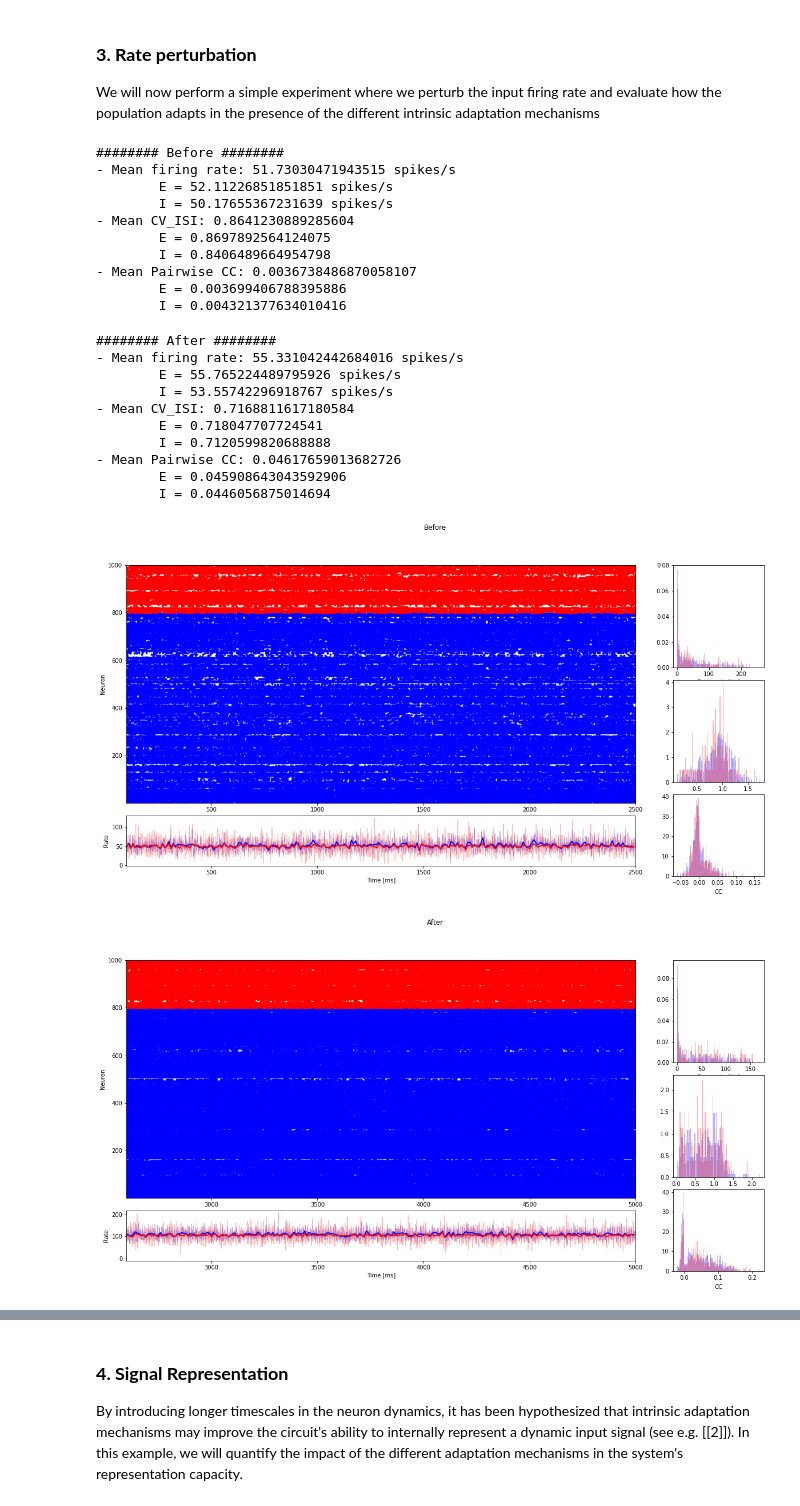
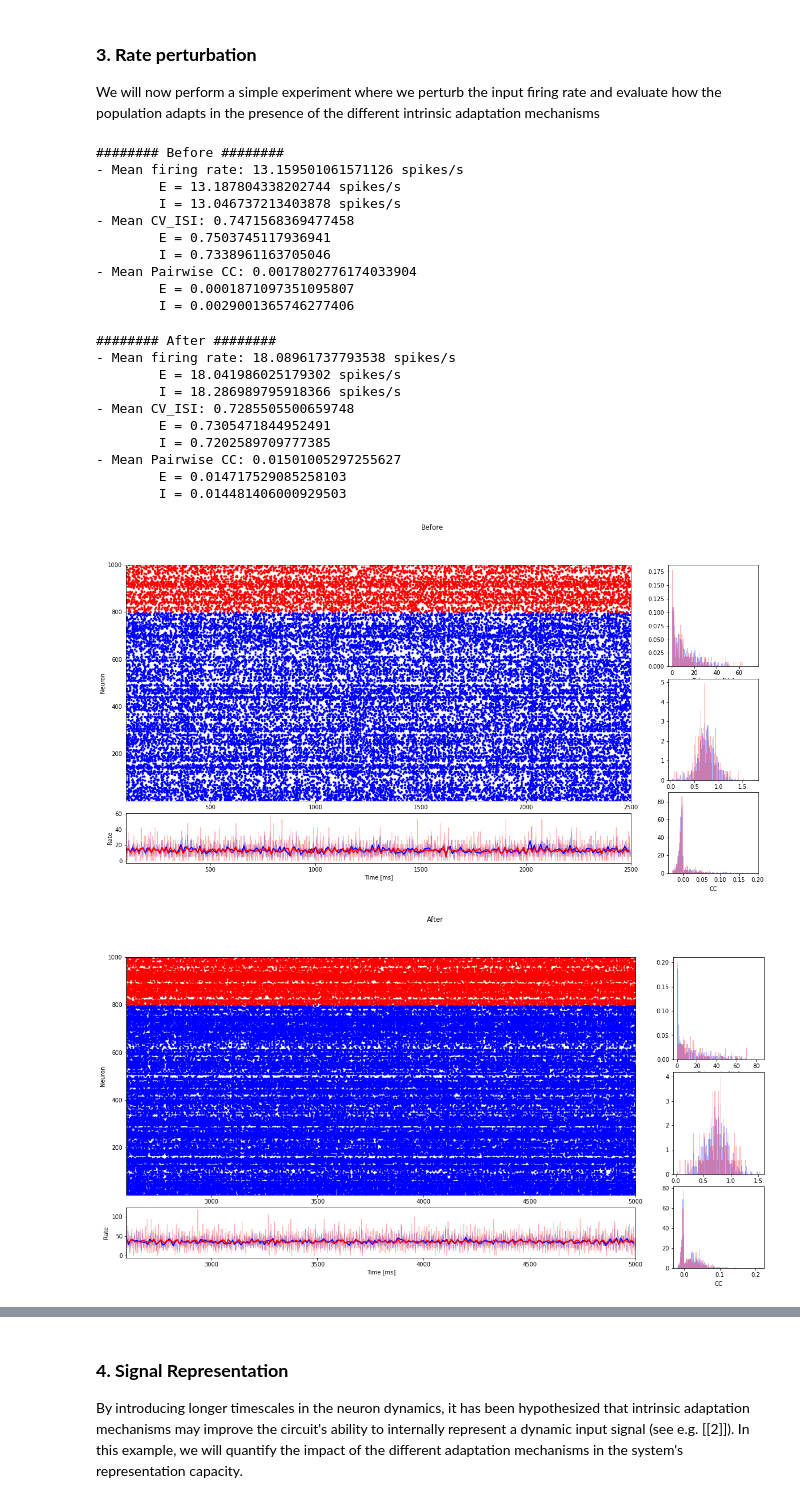
Before and after one commit to clinssen/OCNS-2024-NEST-workshop, a Jupyter notebook: materials/nestml/NESTML CNS2020 Tutorial.ipynb, the cells around one changed output, grey strips where cells are left out. Drawn from its saved outputs; the diff is of its cells as text; code cells hidden in the pictures.

```diff
--- a/materials/nestml/NESTML CNS2020 Tutorial.ipynb
+++ b/materials/nestml/NESTML CNS2020 Tutorial.ipynb
@@ -256,30 +254,27 @@ def reset_nest_kernel(seed, num_threads, dt):
     nest.ResetKernel()
     nest.SetKernelStatus({'grng_seed': seed, 'resolution': dt, 'print_time': True, 'local_num_threads': num_threads})
 # %%
-def create_network(neuron_model, N=1000, epsilon=0.1, wE=1., gamma=12.):
+def create_network(neuron_model, N=1000, epsilon=0.1, wE=20., gamma=20.):
     # network parameters
     nE = int(N * 0.8)
     nI = int(N * 0.2)
 
-    # create populations and randomize inital states
+    # create populations
     neurons_e = nest.Create(neuron_model, nE)
-    vm0 = np.random.uniform(**{'low': nest.GetStatus([neurons_e[0]])[0]['E_L'], 'high': nest.GetStatus([neurons_e[0]])[0]['V_th'], 'size': nE})
-    nest.SetStatus(neurons_e, params='V_m', val=list(vm0))
-
     neurons_i = nest.Create(neuron_model, nI)
-    vm0 = np.random.uniform(**{'low': nest.GetStatus([neurons_i[0]])[0]['E_L'], 'high': nest.GetStatus([neurons_i[0]])[0]['V_th'], 'size': nI})
-    nest.SetStatus(neurons_i, params='V_m', val=list(vm0))
 
     # connect
     syn_exc = {'delay': 1.5, 'weight': wE}
     conn_exc = {'rule': 'pairwise_bernoulli', 'p': epsilon}
-    nest.Connect(neurons_e, neurons_e, conn_exc, syn_exc) # E->E
-    nest.Connect(neurons_e, neurons_i, conn_exc, syn_exc) # E->I
 
     syn_inh = {'delay': 1.5, 'weight': - gamma * wE}
     conn_inh = {'rule': 'pairwise_bernoulli', 'p': epsilon}
-    nest.Connect(neurons_i, neurons_e, conn_inh, syn_inh) # I->E
-    nest.Connect(neurons_i, neurons_i, conn_inh, syn_inh) # I->I
+
+    if epsilon > 0.:
+        nest.Connect(neurons_e, neurons_e, conn_exc, syn_exc) # E->E
+        nest.Connect(neurons_e, neurons_i, conn_exc, syn_exc) # E->I
+        nest.Connect(neurons_i, neurons_e, conn_inh, syn_inh) # I->E
+        nest.Connect(neurons_i, neurons_i, conn_inh, syn_inh) # I->I
 
     return neurons_e, neurons_i, syn_exc, syn_inh
 # %%
@@ -293,7 +288,7 @@ def set_recording_devices(neurons_e, neurons_i, start=0., stop=1000.):
     nest.Connect(neurons_i, spikes_i)
     return spikes_e, spikes_i
 # %%
-def evaluate_network(neurons_e, neurons_i, spikes_e, spikes_i, syn_spec, p_rate=5000., start=0., stop=1000.):
+def evaluate_network(neurons_e, neurons_i, spikes_e, spikes_i, syn_spec, p_rate=10000., start=0., stop=1000.):
 
     noise_pgen = nest.Create('poisson_generator', params={'rate': p_rate, 'start': start, 'stop': stop})
 
@@ -506,43 +499,43 @@ We will now perform a simple experiment where we perturb the input firing rate a
 # %%
 sim_time = 5000.
 perturbation_time = 2500.
 rate_scale = 2.
-neuron_model = "iaf_psc_alpha"
+neuron_model = "iaf_psc_alpha_nestml"# "iaf_psc_alpha_spike_rate_adapt_nestml", "iaf_psc_alpha_adapt_thresh_nestml"
 
 reset_nest_kernel(seed=10, num_threads=16, dt=0.1)
-neurons_e, neurons_i, syn_exc, syn_inh = create_network(neuron_model=neuron_model, N=1000, epsilon=0.1, wE=50., gamma=10.)
+neurons_e, neurons_i, syn_exc, syn_inh = create_network(neuron_model=neuron_model, N=1000, epsilon=0.1)
 
 spikes_e, spikes_i = set_recording_devices(neurons_e, neurons_i, start=0., stop=perturbation_time)
 e_activity, i_activity = evaluate_network(neurons_e, neurons_i, spikes_e, spikes_i, syn_spec=syn_exc, p_rate=5000., start=0., stop=perturbation_time)
 e_activity_pre, i_activity_pre = characterize_population_activity(e_activity, i_activity, start=0., transient=100., stop=perturbation_time, title='Before')
 
 spikes_e, spikes_i = set_recording_devices(neurons_e, neurons_i, start=perturbation_time, stop=sim_time)
 e_activity, i_activity = evaluate_network(neurons_e, neurons_i, spikes_e, spikes_i, syn_spec=syn_exc, p_rate=5000.*rate_scale, start=perturbation_time, stop=sim_time)
 
 e_activity_post, i_activity_post = characterize_population_activity(e_activity, i_activity, start=perturbation_time, transient=100., stop=sim_time, title='After')
 # %% [output]
 ######## Before ########
-- Mean firing rate: 51.73030471943515 spikes/s
-        E = 52.11226851851851 spikes/s
-        I = 50.17655367231639 spikes/s
-- Mean CV_ISI: 0.8641230889285604
-        E = 0.8697892564124075
-        I = 0.8406489664954798
-- Mean Pairwise CC: 0.0036738486870058107
-        E = 0.003699406788395886
-        I = 0.004321377634010416
+- Mean firing rate: 13.159501061571126 spikes/s
+        E = 13.187804338202744 spikes/s
+        I = 13.046737213403878 spikes/s
+- Mean CV_ISI: 0.7471568369477458
+        E = 0.7503745117936941
+        I = 0.7338961163705046
+- Mean Pairwise CC: 0.0017802776174033904
+        E = 0.0001871097351095807
+        I = 0.0029001365746277406
 ######## After ########
-- Mean firing rate: 55.331042442684016 spikes/s
-        E = 55.765224489795926 spikes/s
-        I = 53.55742296918767 spikes/s
-- Mean CV_ISI: 0.7168811617180584
-        E = 0.718047707724541
-        I = 0.7120599820688888
-- Mean Pairwise CC: 0.04617659013682726
-        E = 0.045908643043592906
-        I = 0.0446056875014694
+- Mean firing rate: 18.08961737793538 spikes/s
+        E = 18.041986025179302 spikes/s
+        I = 18.286989795918366 spikes/s
+- Mean CV_ISI: 0.7285505500659748
+        E = 0.7305471844952491
+        I = 0.7202589709777385
+- Mean Pairwise CC: 0.01501005297255627
+        E = 0.014717529085258103
+        I = 0.014481406000929503
-[figure, old version]
+[figure, new version]
-[figure, old version]
+[figure, new version]
 # %%
 network_activity_pre = e_activity_pre.copy()
 network_activity_pre.concatenate(i_activity_pre)
```
Also changed, not shown: parts of 23 cells of this notebook, 1 other file.
